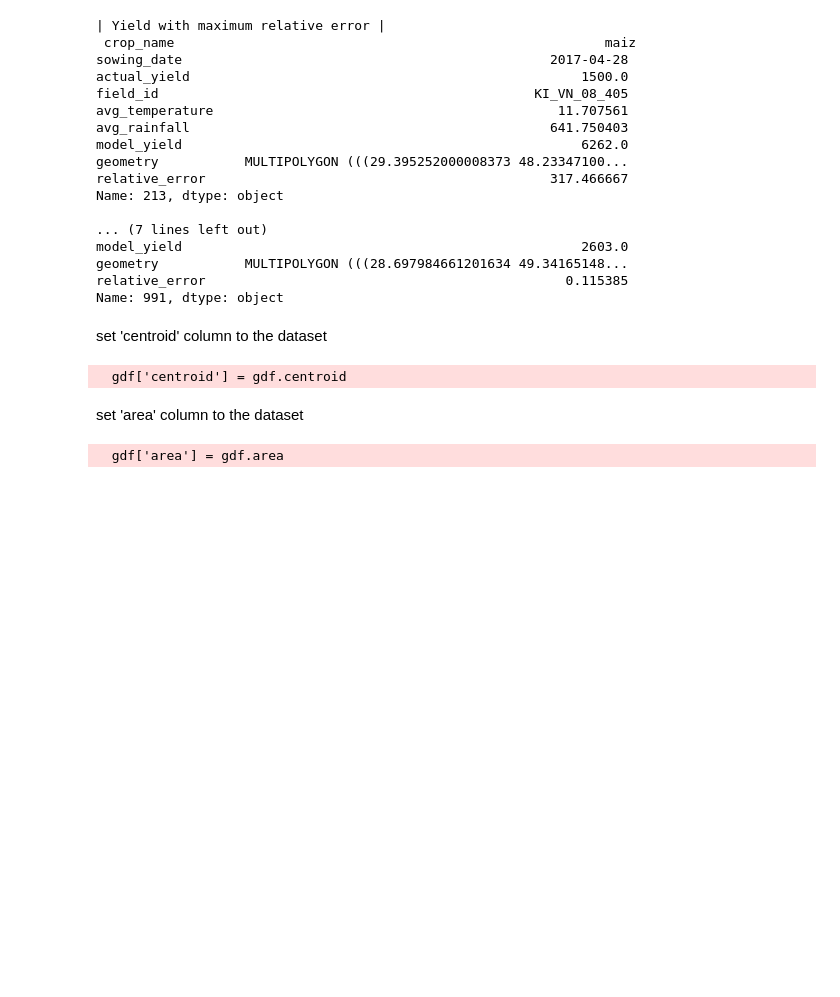
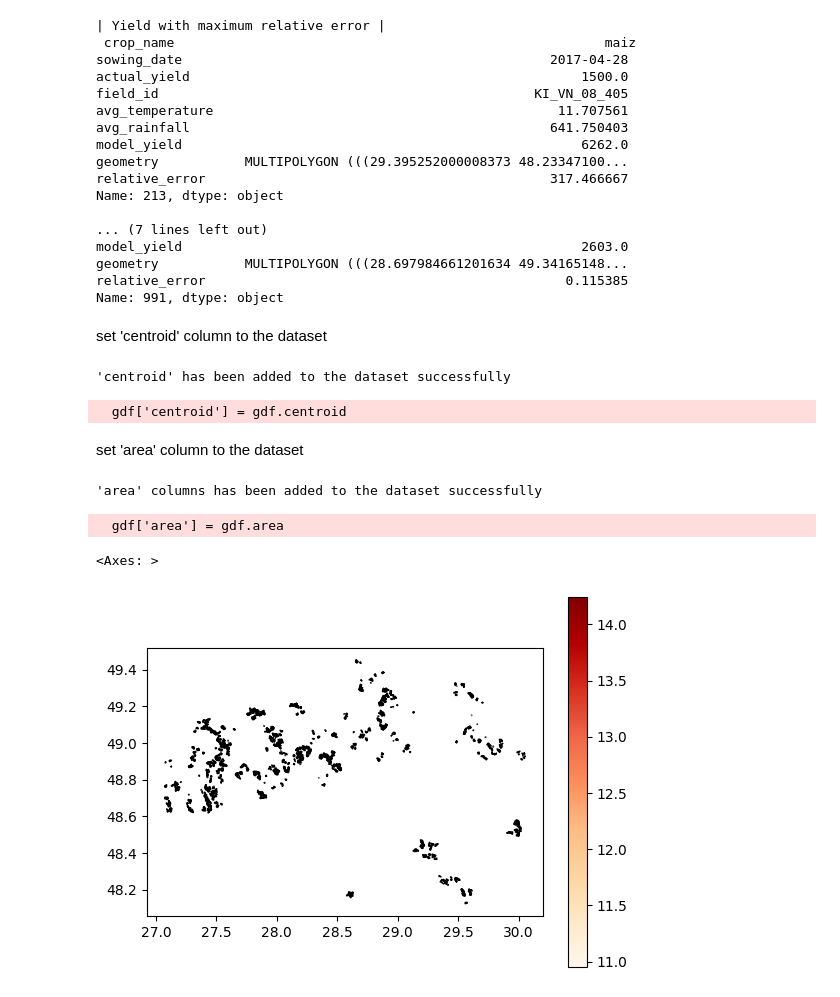
Before and after one commit to nazaruha/geo_python, a Jupyter notebook: Lab_04/lab_04.ipynb, the cells around one changed output. Saved outputs shown, nothing was run; the diff lists cells and outputs as text; code cells hidden in the pictures; blank space fills up the shorter version.

```diff
--- a/Lab_04/lab_04.ipynb
+++ b/Lab_04/lab_04.ipynb
@@ -92,15 +93,28 @@ relative_error                                              0.115385
 Name: 991, dtype: object
 # %% [markdown]
 set 'centroid' column to the dataset
-# %%
-gdf['centroid'] = gdf.centroid
-# %% [output]
-  gdf['centroid'] = gdf.centroid
+# %%
+try:
+    gdf['centroid'] = gdf.centroid
+    print("'centroid' has been added to the dataset successfully")
+except:
+    print("Error adding 'centroid' column to the dataset")
+# %% [output]
+'centroid' has been added to the dataset successfully
+  gdf['centroid'] = gdf.centroid
 # %% [markdown]
 set 'area' column to the dataset
-# %%
-try:
-    gdf['area'] = gdf.area
-catch:
-# %% [output]
-  gdf['area'] = gdf.area
+# %%
+try:
+    gdf['area'] = gdf.area
+    print("'area' columns has been added to the dataset successfully")
+except:
+    print("Error adding 'area' column to the dataset")
+# %% [output]
+'area' columns has been added to the dataset successfully
+  gdf['area'] = gdf.area
+# %%
+gdf.plot(column='avg_temperature', cmap='OrRd', edgecolor='k', legend=True)
+# %% [output]
+<Axes: >
+[figure, added]
```
Also changed, not shown: parts of 5 cells of this notebook.
